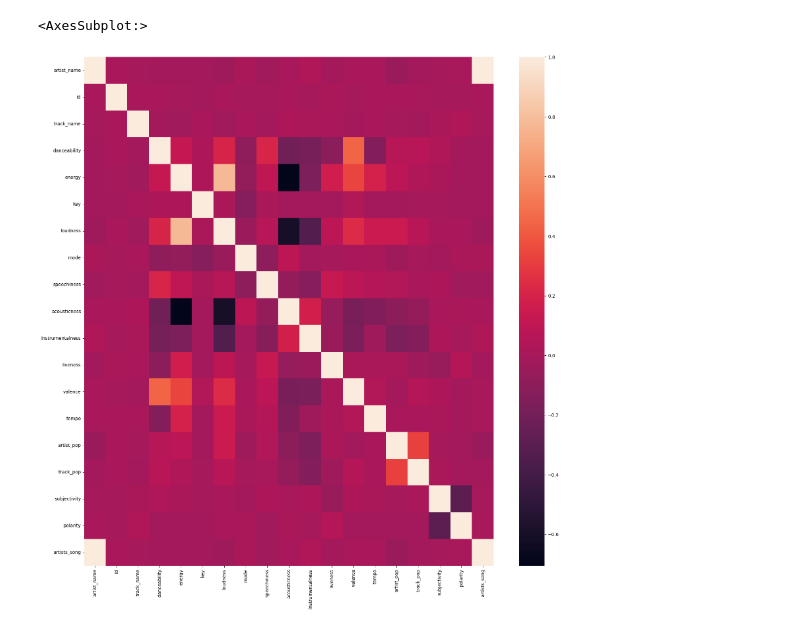
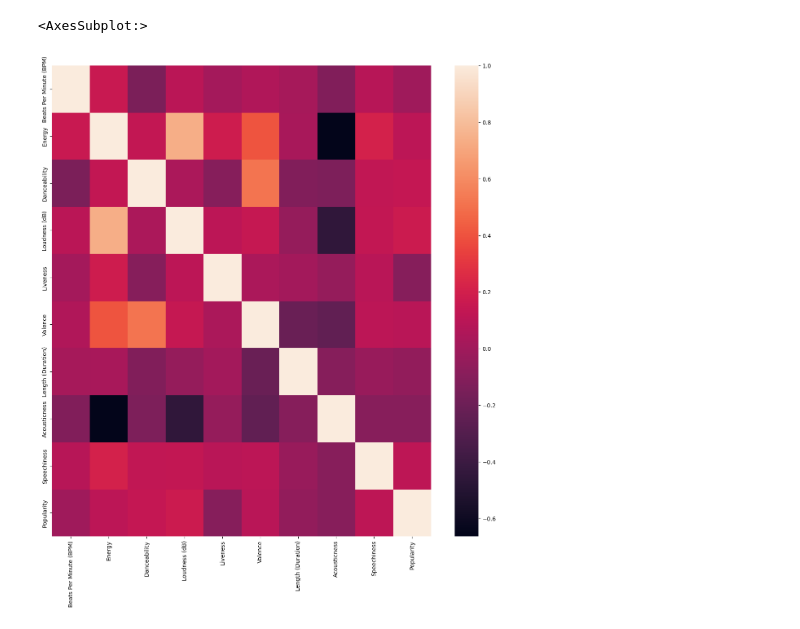
Before and after one commit to HuseyinEmreAksoy/SpotifySongPrediction, a Jupyter notebook: Spotify.ipynb, the cells around one changed output. Cells and saved outputs as stored; diff of their text form; code cells hidden in the pictures.

```diff
--- a/Spotify.ipynb
+++ b/Spotify.ipynb
@@ -145,5 +33,0 @@ KeyError: 'key of type tuple not found and not a MultiIndex'
-# %%
-pop = songDF[["artist_pop"]].reset_index(drop = True)
-scaler = MinMaxScaler()
-df[["artist_pop"]] = pd.DataFrame(scaler.fit_transform(pop), columns = pop.columns)
-df.head()
@@ -157,0 +34,9 @@ df.head()
+# %%
+df.drop(columns = ['Index', 'Title', 'Artist', 'Year'], inplace = True)
+# %%
+attributes = df.columns[1:]
+for attribute in attributes:
+    temp = df[attribute]
+    for instance in range(len(temp)):
+        if(type(temp[instance]) == str):
+            df[attribute][instance] = float(temp[instance].replace(',',''))
@@ -199,13 +96,11 @@ dtype: object
 from sklearn.preprocessing import StandardScaler
 from sklearn.preprocessing import LabelEncoder
 from sklearn import preprocessing
-# %%
-df['artist_name'] = pd.to_numeric(df['artist_name'])
 # %%
-plt.figure(figsize=(20, 20))
+plt.figure(figsize=(15, 15))
 sns.heatmap(df.corr(),annot=False)
 # %% [output]
 <AxesSubplot:>
-[figure, old version]
+[figure, new version]
 # %%
 rs = np.random.RandomState(0)
```
Also changed, not shown: parts of 54 cells of this notebook, 2 other files.
